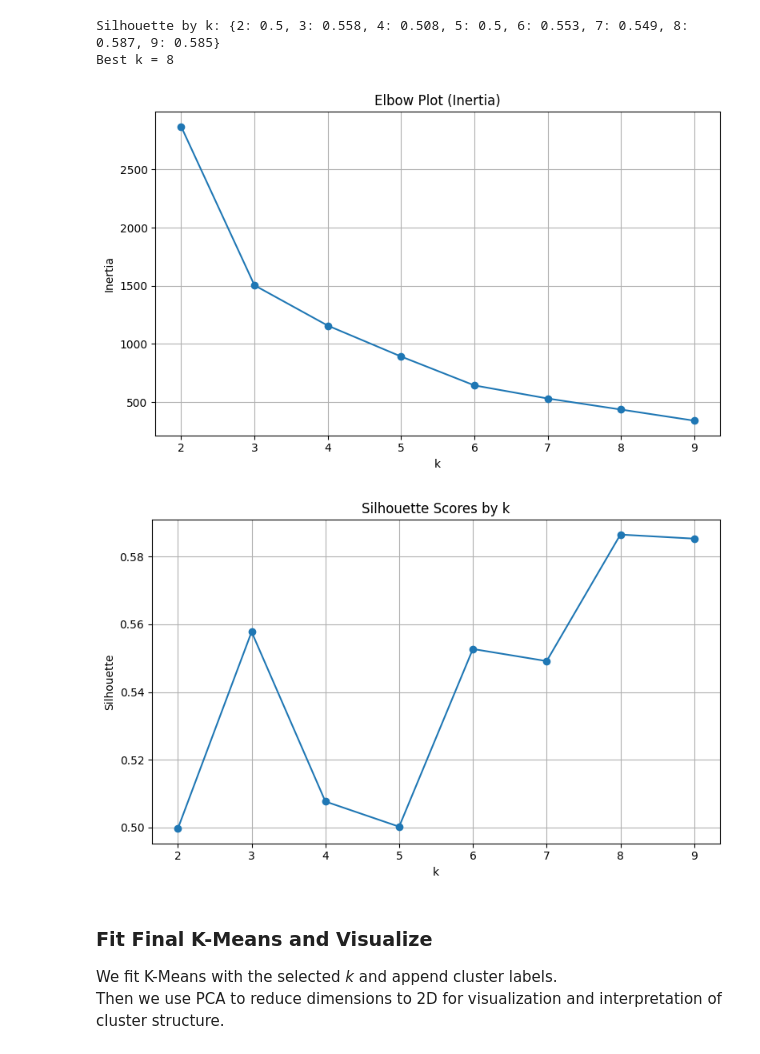
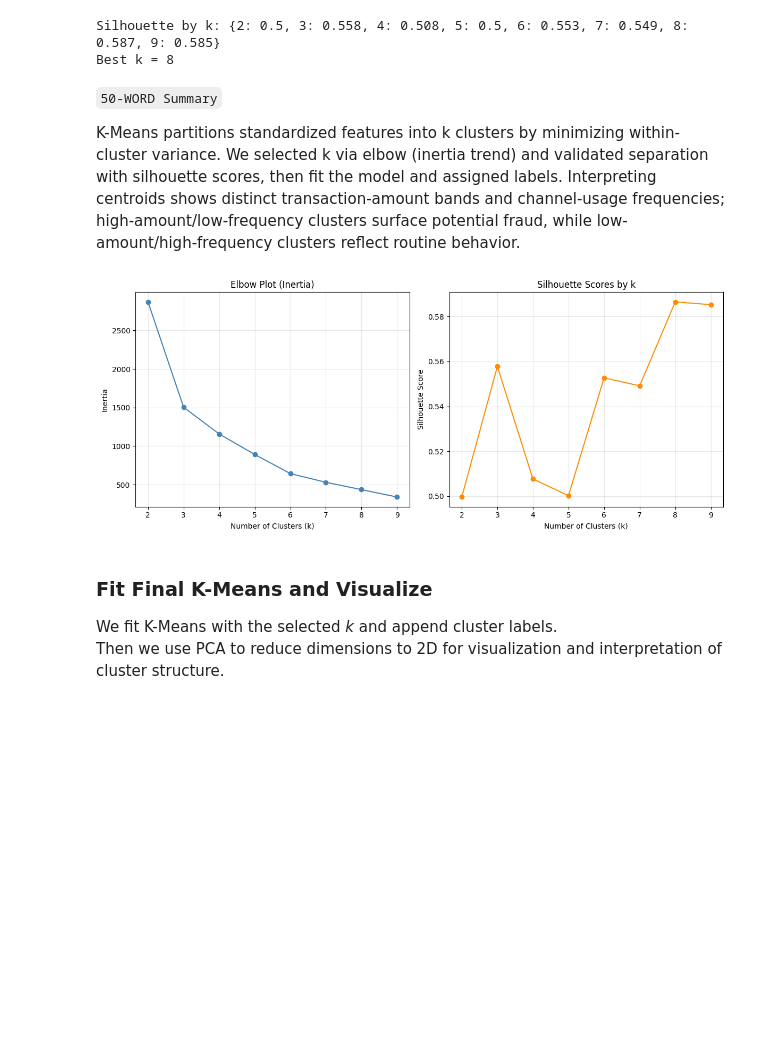
Before and after one commit to Lesley-w19/ClusteringKMeans_Workshop, a Jupyter notebook: ClusteringKMeans_Fraud.ipynb, the cells around one changed output. Saved outputs shown, nothing was run; the diff lists cells and outputs as text; code cells hidden in the pictures; blank space fills up the shorter version.

```diff
--- a/ClusteringKMeans_Fraud.ipynb
+++ b/ClusteringKMeans_Fraud.ipynb
@@ -261,21 +266,33 @@ print("Best k =", best_k)
 # %% [output]
 Silhouette by k: {2: 0.5, 3: 0.558, 4: 0.508, 5: 0.5, 6: 0.553, 7: 0.549, 8: 0.587, 9: 0.585}
 Best k = 8
+# %% [markdown]
+`50-WORD Summary`
+
+K-Means partitions standardized features into k clusters by minimizing within-cluster variance. We selected k via elbow (inertia trend) and validated separation with silhouette scores, then fit the model and assigned labels. Interpreting centroids shows distinct transaction-amount bands and channel-usage frequencies; high-amount/low-frequency clusters surface potential fraud, while low-amount/high-frequency clusters reflect routine behavior.
 # %%
-plt.figure()
-plt.plot(list(k_range), inertias, marker="o")
-plt.title("Elbow Plot (Inertia)")
-plt.xlabel("k"); plt.ylabel("Inertia")
-plt.tight_layout(); plt.show()
 
-plt.figure()
-plt.plot(list(k_range), sils, marker="o")
-plt.title("Silhouette Scores by k")
-plt.xlabel("k"); plt.ylabel("Silhouette")
-plt.tight_layout(); plt.show()
+fig, axes = plt.subplots(1, 2, figsize=(12, 5))
+
+# --- Elbow Plot (Inertia) ---
+axes[0].plot(list(k_range), inertias, marker="o", color='steelblue')
+axes[0].set_title("Elbow Plot (Inertia)")
+axes[0].set_xlabel("Number of Clusters (k)")
+axes[0].set_ylabel("Inertia")
+axes[0].grid(alpha=0.3)
+
+# --- Silhouette Scores Plot ---
+axes[1].plot(list(k_range), sils, marker="o", color='darkorange')
+axes[1].set_title("Silhouette Scores by k")
+axes[1].set_xlabel("Number of Clusters (k)")
+axes[1].set_ylabel("Silhouette Score")
+axes[1].grid(alpha=0.3)
+
+# Improve layout and display
+plt.tight_layout()
+plt.show()
 # %% [output]
-[figure, old version]
+[figure, new version]
-[figure, removed]
 # %% [markdown]
 ### Fit Final K-Means and Visualize
 We fit K-Means with the selected *k* and append cluster labels.
```
Also changed, not shown: parts of 9 cells of this notebook.
